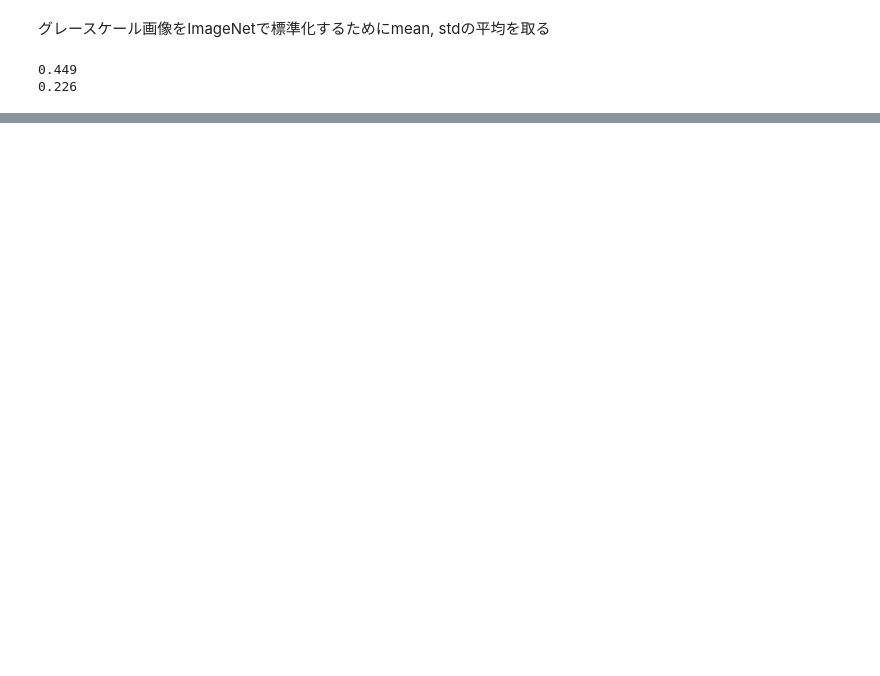
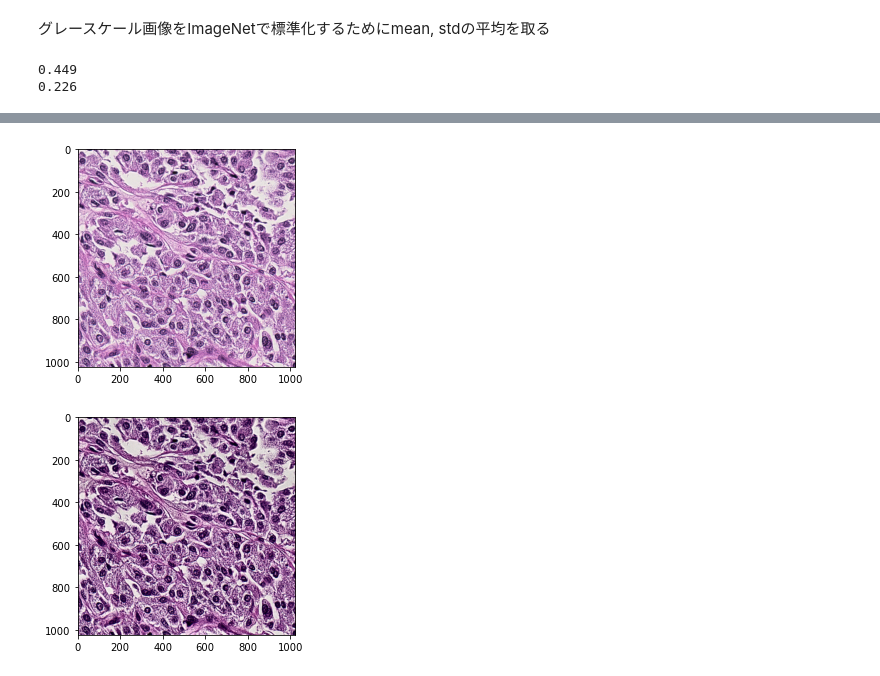
Before and after one commit to yochimonji/thyroid, a Jupyter notebook: classification/notebook/eda.ipynb, the cells around one changed output, grey strips where cells are left out. Saved outputs shown, nothing was run; the diff lists cells and outputs as text; code cells hidden in the pictures; blank space fills up the shorter version.

```diff
--- a/classification/notebook/eda.ipynb
+++ b/classification/notebook/eda.ipynb
@@ -225,0 +257,15 @@ plt.imshow(train_exp_gray, cmap="gray")
+# %%
+tissue_img = cv2.imread(tissue_files[0])
+tissue_img_yuv = cv2.cvtColor(tissue_img, cv2.COLOR_BGR2YUV)
+tissue_img_yuv[:,:,0] = clahe.apply(tissue_img_yuv[:,:,0])
+tissue_img_clahe = cv2.cvtColor(tissue_img_yuv, cv2.COLOR_YUV2BGR)
+
+tissue_img = cv2.cvtColor(tissue_img, cv2.COLOR_BGR2RGB)
+tissue_img_clahe = cv2.cvtColor(tissue_img_clahe, cv2.COLOR_BGR2RGB)
+plt.imshow(tissue_img)
+plt.show()
+plt.imshow(tissue_img_clahe)
+plt.show()
+# %% [output]
+[figure, added]
+[figure, added]
```
Also changed, not shown: parts of 14 cells of this notebook.
